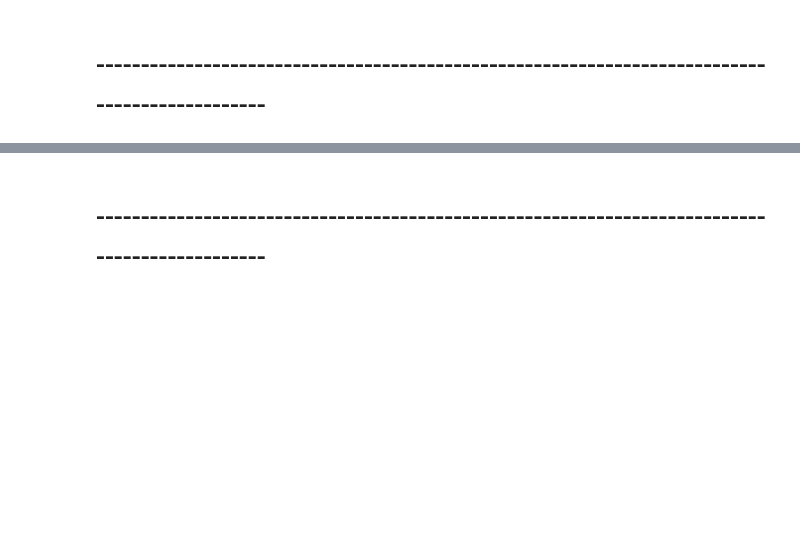
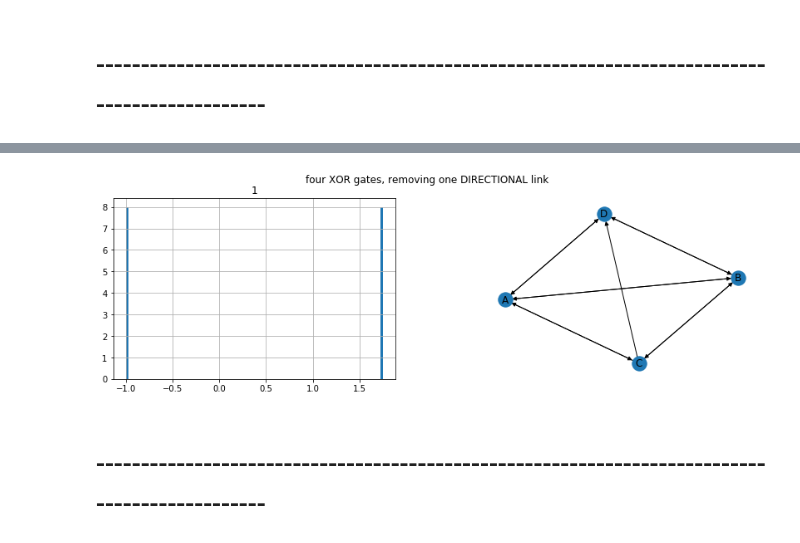
Before and after one commit to wesmith/phial, a Jupyter notebook: notebooks/expt_group1.ipynb, the cells around one changed output, grey strips where cells are left out. Saved outputs shown, nothing was run; the diff lists cells and outputs as text; code cells hidden in the pictures; blank space fills up the shorter version.

```diff
--- a/notebooks/expt_group1.ipynb
+++ b/notebooks/expt_group1.ipynb
@@ -72,12 +92,14 @@ ws.run_expt(edges, nodes, funcs, title=title)
 # %% [markdown]
 # ----------------------------------------------------------------------------------------------
 # %%
-title = 'four XOR gates, removing one DIRECTIONAL link'
-edges =  [('A', 'B'), ('A', 'C'), ('A', 'D'),
+exp = Experiment(
+    title = 'four XOR gates, removing one DIRECTIONAL link',
+    edges =  [('A', 'B'), ('A', 'C'), ('A', 'D'),
           ('B', 'A'), ('B', 'C'), ('B', 'D'),
           ('C', 'A'), ('C', 'B'), ('C', 'D'),
           ('D', 'A'), ('D', 'B'),
-         ]
-nodes = ['A', 'B', 'C', 'D']
-funcs = [tb.xor_func, tb.xor_func, tb.xor_func, tb.xor_func]
-ws.run_expt(edges, nodes, funcs, title=title)
+         ],
+    funcs = dict(A=nf.XOR_func, B=nf.XOR_func, C=nf.XOR_func, D=nf.XOR_func),
+)
+%time exp.run(countUnreachable=True)
+# %% [output]
@@ -84,3 +108,4 @@ ws.run_expt(edges, nodes, funcs, title=title)
+[figure, added]
 # %% [markdown]
 # ----------------------------------------------------------------------------------------------
 # %%
```
Also changed, not shown: parts of 10 cells of this notebook, 5 other files.
